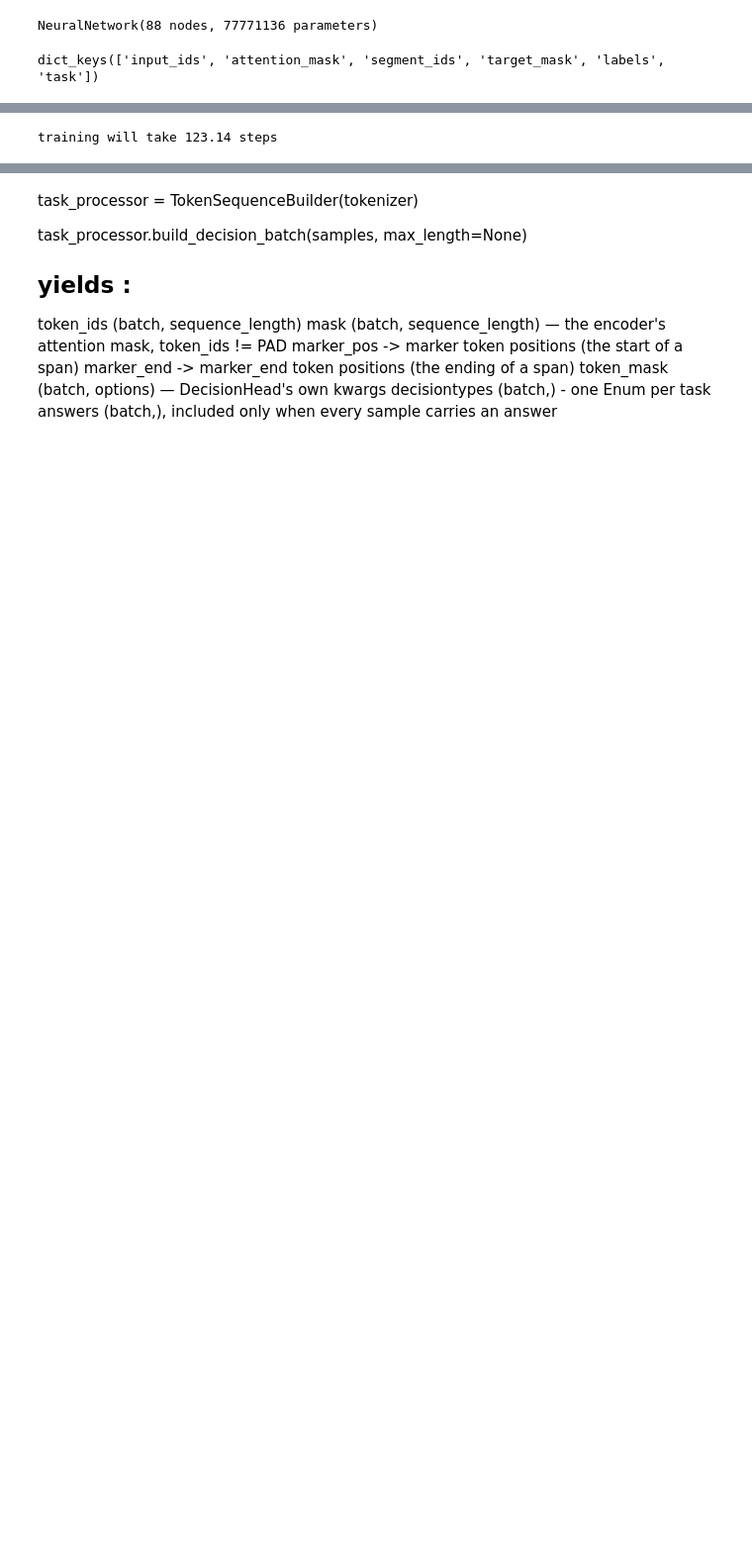
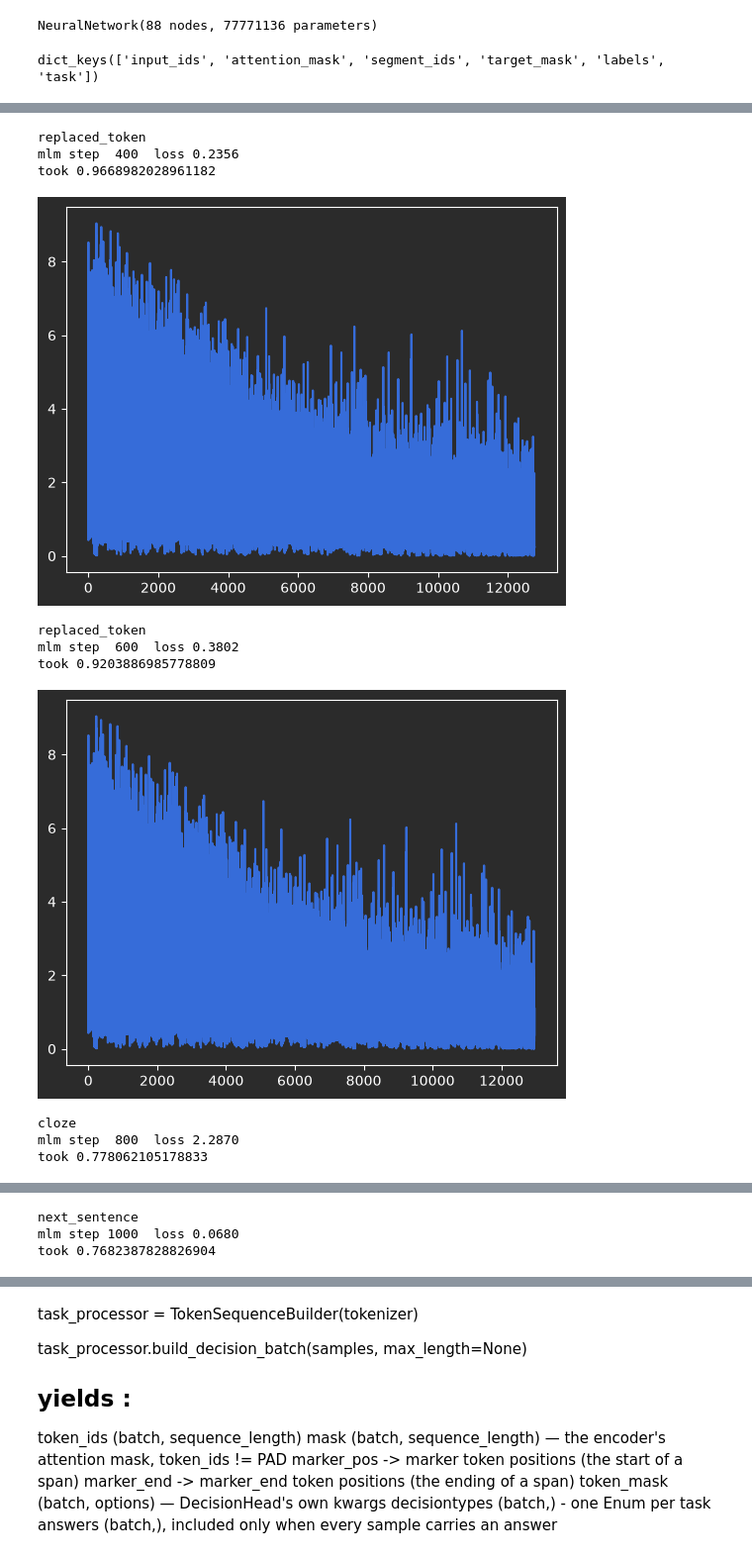
Before and after one commit to Davidgraey/polyergalio, a Jupyter notebook: notebooks/Language_training_decision.ipynb, the cells around one changed output, grey strips where cells are left out. Shown at 99% size. Saved outputs shown, nothing was run; the diff lists cells and outputs as text; code cells hidden in the pictures; blank space fills up the shorter version.

Commit message:
chore: updated notebook and training / eval process in networg DAG

```diff
--- a/notebooks/Language_training_decision.ipynb
+++ b/notebooks/Language_training_decision.ipynb
@@ -284,10 +284,10 @@ print(len(training))
 # deserialize
 # net = net.deserialize("spectre_nnet.ergalio")
 # %%
-BATCH_SIZE = 100
-LR = 3e-4
+BATCH_SIZE = 2
+LR = 2e-4
 EPOCHS = 10
-LOG_EVERY = 2
+LOG_EVERY = 200
 _targets = np.eye(TARGET_VOCAB_SIZE)
 
 all_loss = []
@@ -303,31 +303,41 @@ for epoch in range(0, EPOCHS):
         net.train()
         _mini_batch = training[start_idx:start_idx+BATCH_SIZE]
         _tok_batch = text_processor.distort_batch(_mini_batch)
 
         tokens, labels = _tok_batch["input_ids"],  _tok_batch["labels"]
         attention_mask, target_mask = _tok_batch["attention_mask"],  _tok_batch["target_mask"]
         targets = labels[target_mask]
 
         st = time.time()
         logits = net.forward(tokens, mask=attention_mask, target_mask=target_mask)
 
         loss = loss_fn(logits, _targets[targets])
         stt = time.time() - st
 
         net.backward(loss_fn.backward())
         optimizer.step(net.layers)
         net.zero_gradients()
         all_loss.append(loss.item())
 
         if step % LOG_EVERY == 0:
             print(_tok_batch["task"])
             print(f"mlm step {step:4d}  loss {loss:.4f}")
             print(f"took {stt}")
             plt.plot(all_loss)
             plt.show()
 
         net.serialize("spectre_nnet.ergalio")
 
     print(f"masked-token accuracy after training:  {mlm_accuracy(net, text_processor, held_out[:BATCH_SIZE]):.3f}")
 # %% [output]
-training will take 123.14 steps
+replaced_token
+mlm step  400  loss 0.2356
+took 0.9668982028961182
+[figure, added]
+replaced_token
+mlm step  600  loss 0.3802
+took 0.9203886985778809
+[figure, added]
+cloze
+mlm step  800  loss 2.2870
+took 0.778062105178833
@@ -333,0 +345,3 @@ training will take 123.14 steps
+next_sentence
+mlm step 1000  loss 0.0680
+took 0.7682387828826904
```
Also changed, not shown: parts of 14 cells of this notebook, 4 other files.
